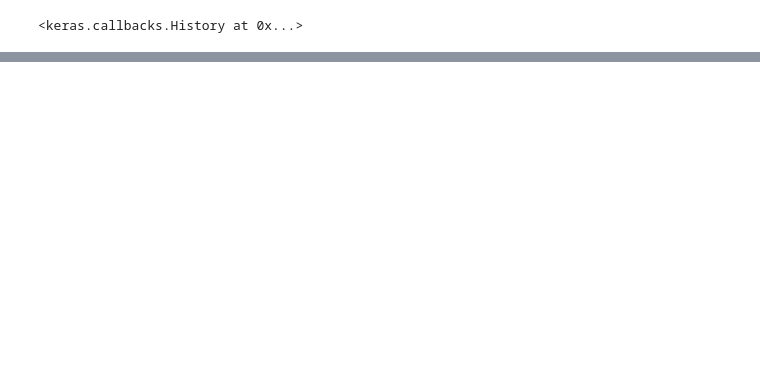
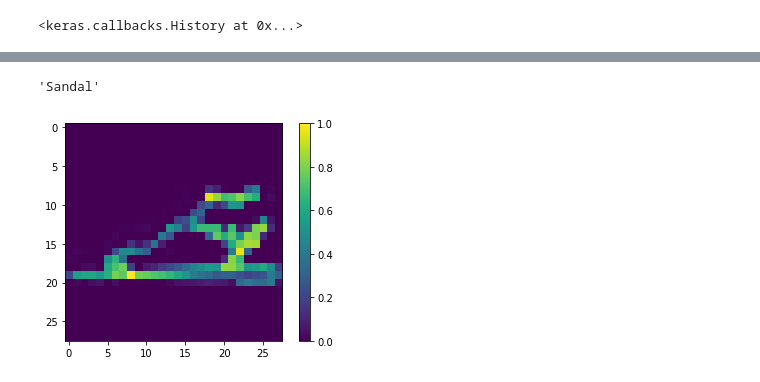
Before and after one commit to OllTuMucT/Nerural-network, a Jupyter notebook: Neural_network.ipynb, the cells around one changed output, grey strips where cells are left out. Drawn from its saved outputs; the diff is of its cells as text; code cells hidden in the pictures; blank space fills up the shorter version.

```diff
--- a/Neural_network.ipynb
+++ b/Neural_network.ipynb
@@ -98,0 +105,12 @@ Epoch 25/25
+# %%
+predictions = model.predict(x_train)
+# %%
+n = 300
+plt.figure()
+plt.imshow(x_train[n])
+plt.colorbar()
+plt.grid(False)
+class_names[np.argmax(predictions[n])]
+# %% [output]
+'Sandal'
+[figure, added]
```
Also changed, not shown: parts of 1 cell of this notebook.
